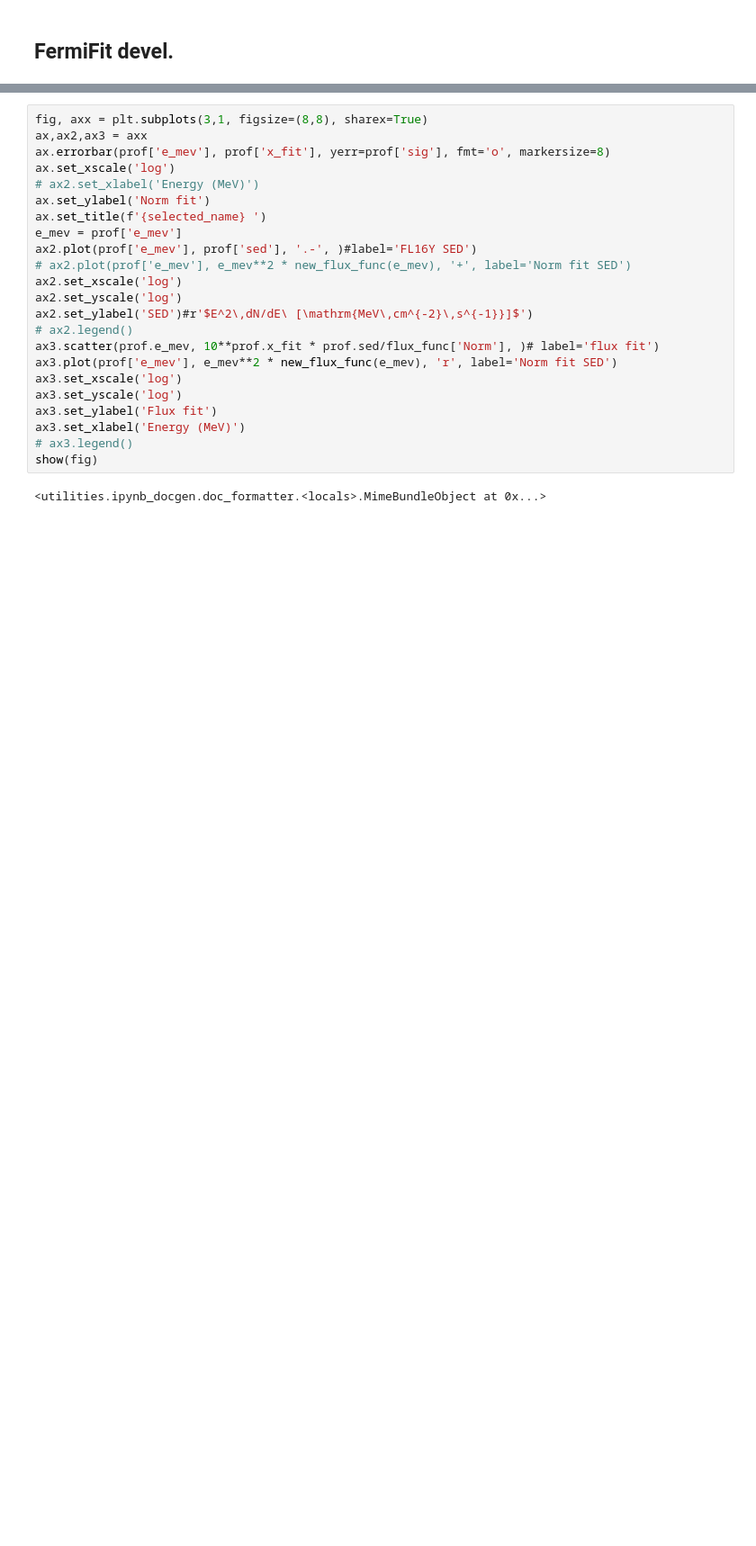
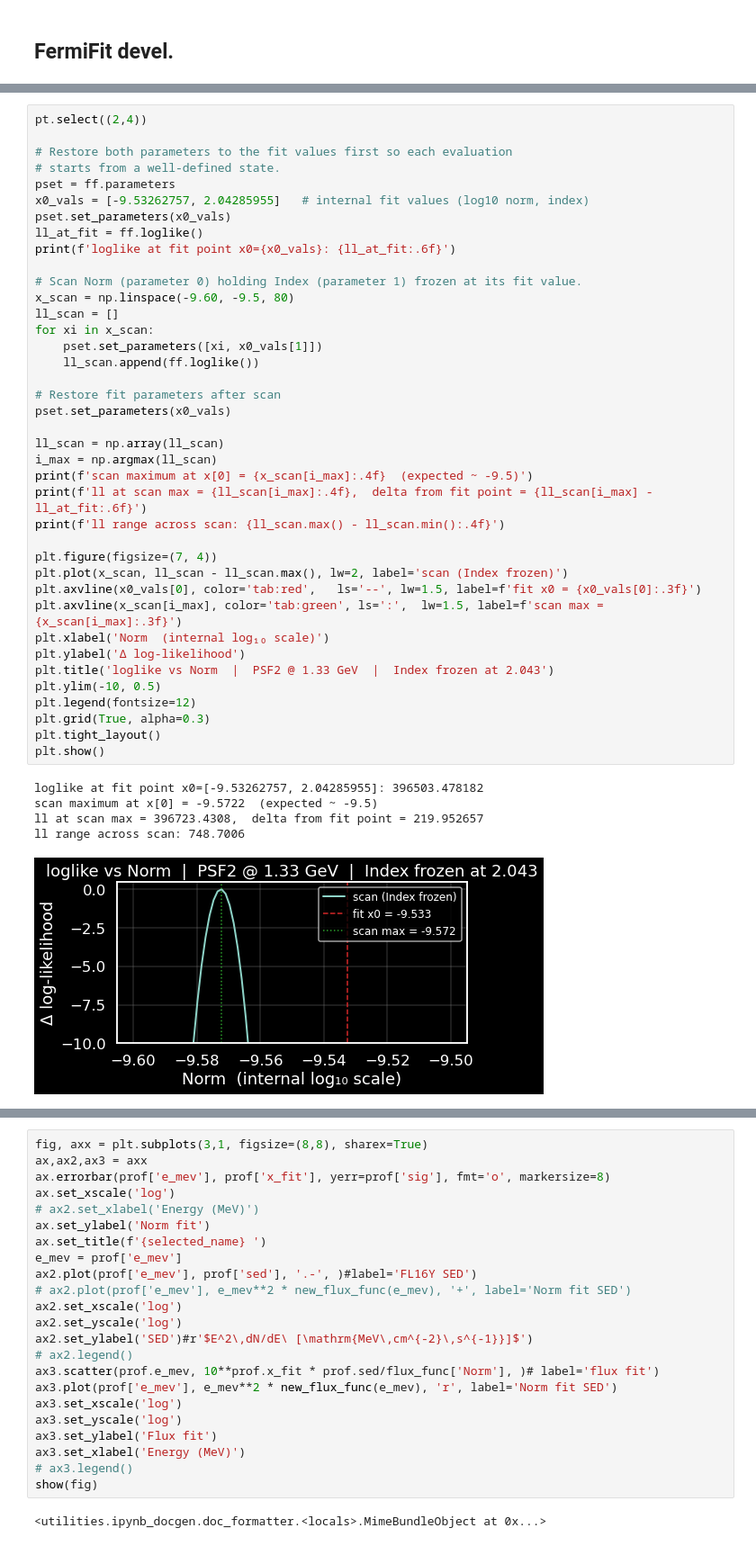
Before and after one commit to tburnett/kerr-diffuse, a Jupyter notebook: fermifit.ipynb, the cells around one changed output, grey strips where cells are left out. Shown at 90% size. Saved outputs shown, nothing was run; the diff lists cells and outputs as text; blank space fills up the shorter version.

```diff
--- a/fermifit.ipynb
+++ b/fermifit.ipynb
@@ -84,0 +79,45 @@ FL16Y J0633.9+1746_N*     0 5.024e-11       0.1       0.1   5506592
+# %%
+pt.select((2,4))
+
+# Restore both parameters to the fit values first so each evaluation
+# starts from a well-defined state.
+pset = ff.parameters
+x0_vals = [-9.53262757, 2.04285955]   # internal fit values (log10 norm, index)
+pset.set_parameters(x0_vals)
+ll_at_fit = ff.loglike()
+print(f'loglike at fit point x0={x0_vals}: {ll_at_fit:.6f}')
+
+# Scan Norm (parameter 0) holding Index (parameter 1) frozen at its fit value.
+x_scan = np.linspace(-9.60, -9.5, 80)
+ll_scan = []
+for xi in x_scan:
+    pset.set_parameters([xi, x0_vals[1]])
+    ll_scan.append(ff.loglike())
+
+# Restore fit parameters after scan
+pset.set_parameters(x0_vals)
+
+ll_scan = np.array(ll_scan)
+i_max = np.argmax(ll_scan)
+print(f'scan maximum at x[0] = {x_scan[i_max]:.4f}  (expected ~ -9.5)')
+print(f'll at scan max = {ll_scan[i_max]:.4f},  delta from fit point = {ll_scan[i_max] - ll_at_fit:.6f}')
+print(f'll range across scan: {ll_scan.max() - ll_scan.min():.4f}')
+
+plt.figure(figsize=(7, 4))
+plt.plot(x_scan, ll_scan - ll_scan.max(), lw=2, label='scan (Index frozen)')
+plt.axvline(x0_vals[0], color='tab:red',   ls='--', lw=1.5, label=f'fit x0 = {x0_vals[0]:.3f}')
+plt.axvline(x_scan[i_max], color='tab:green', ls=':',  lw=1.5, label=f'scan max = {x_scan[i_max]:.3f}')
+plt.xlabel('Norm  (internal log₁₀ scale)')
+plt.ylabel('Δ log-likelihood')
+plt.title('loglike vs Norm  |  PSF2 @ 1.33 GeV  |  Index frozen at 2.043')
+plt.ylim(-10, 0.5)
+plt.legend(fontsize=12)
+plt.grid(True, alpha=0.3)
+plt.tight_layout()
+plt.show()
+# %% [output]
+loglike at fit point x0=[-9.53262757, 2.04285955]: 396503.478182
+scan maximum at x[0] = -9.5722  (expected ~ -9.5)
+ll at scan max = 396723.4308,  delta from fit point = 219.952657
+ll range across scan: 748.7006
+[figure, added]
```
Also changed, not shown: parts of 21 cells of this notebook, 24 other files.
